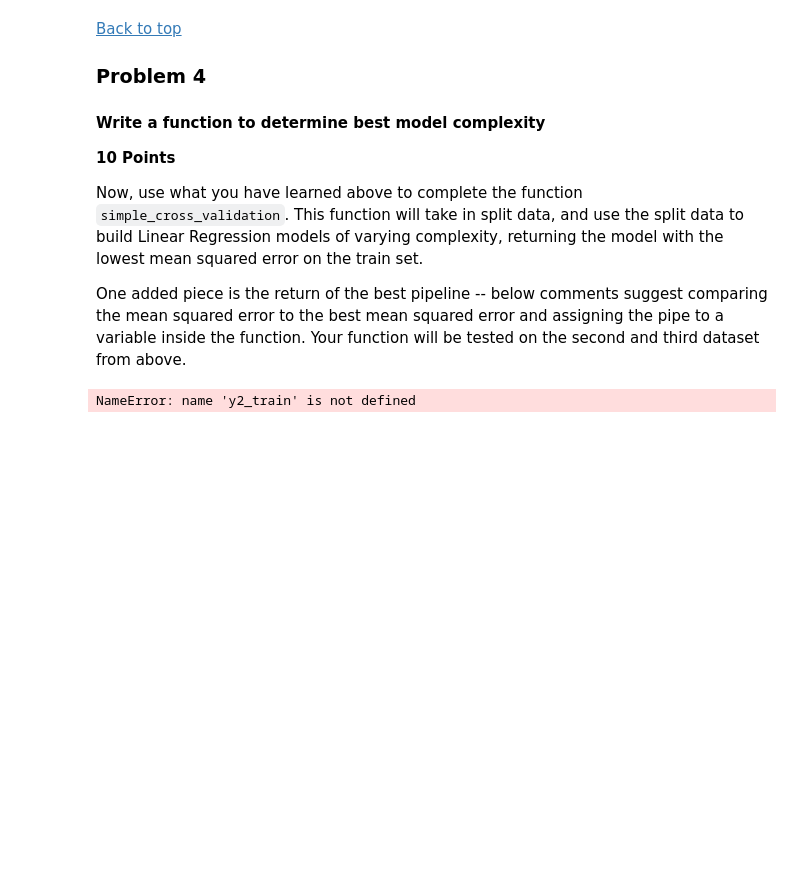
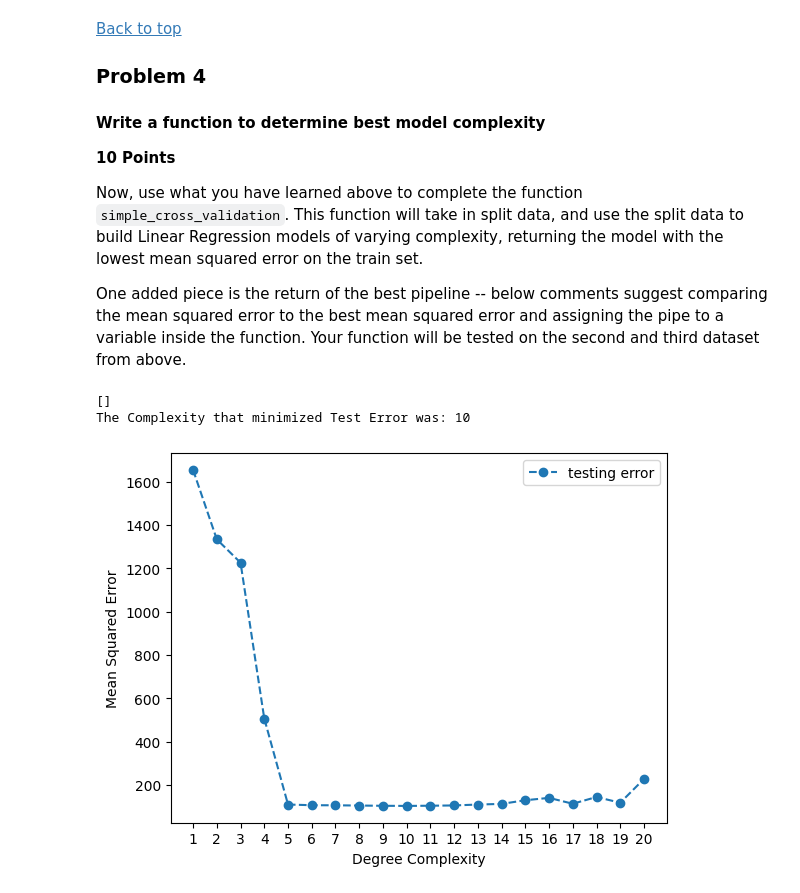
Before and after one commit to SenorMega/AI_ML-Jupyter-Notebooks, a Jupyter notebook: Module 8 - Feature Engineering and Overfitting/coding_activity_8.6 - Using Validation to Select the Best Combination of Parameters.ipynb, the cells around one changed output. Saved outputs shown, nothing was run; the diff lists cells and outputs as text; code cells hidden in the pictures; blank space fills up the shorter version.

```diff
--- a/Module 8 - Feature Engineering and Overfitting/coding_activity_8.6 - Using Validation to Select the Best Combination of Parameters.ipynb
+++ b/Module 8 - Feature Engineering and Overfitting/coding_activity_8.6 - Using Validation to Select the Best Combination of Parameters.ipynb
@@ -102,7 +102,9 @@ y2_train, y2_test = '', ''
 y3_train, y3_test = '', ''
 
 ### BEGIN SOLUTION
-y2_train, y2_test, y3_train, y3_test = train_test_split(df['y2'], df['y3'], random_state = 32, test_size=.3)
+y2_train, y2_test = train_test_split(df[['y2']], random_state = 32, test_size=.3)
+y3_train, y3_test = train_test_split(df['y3'], random_state = 32, test_size=.3)
+
 ### END SOLUTION
 
 # Answer check
@@ -231,42 +233,64 @@ One added piece is the return of the best pipeline -- below comments suggest com
 # %%
 ### GRADED
 
-def simple_cross_validation(X_train, y_train, X_test, y_test):
-    best_pipe = None #placeholder for best model
-    best_mse = np.inf #set best mse to infinity to begin
+#def simple_cross_validation(X_train, y_train, X_test, y_test):
+#    best_pipe = None #placeholder for best model
+#    best_mse = np.inf #set best mse to infinity to begin
     #for complexity 1 - 20:
 
         #create pipeline with PolynomialFeatures and LinearRegression
         #remember to set include_bias = False
 
         #fit pipeline on training data
 
         #mse of testing data
 
         #if mse is best -- set best_pipe = pipe
 
         #return best pipeline
+test_mses = []
 
 ### BEGIN SOLUTION
 def simple_cross_validation(X_train, y_train, X_test, y_test):
+
     best_pipe = None #placeholder for best model
     best_mse = np.inf #set best mse to infinity to begin
+
     for i in range(1, 21):
-        pipe = Pipeline([('pfeat', PolynomialFeatures(degree = i, include_bias=False)),
-                    ('linreg', LinearRegression())])
+        pipe = Pipeline([
+                    ('pfeat', PolynomialFeatures(degree = i, include_bias=False)),
+                    ('linreg', LinearRegression())
+                ])
+
         pipe.fit(X_train, y_train)
         test_preds = pipe.predict(X_test)
         test_mse = mean_squared_error(y_test, test_preds)
+        test_mses.append(test_mse)
+
         if test_mse < best_mse:
             best_mse = test_mse
             best_pipe = pipe
+
     return best_pipe
+
+print(test_mses)
+
 ### END SOLUTION
 
 best_model = simple_cross_validation(X_train, y2_train, X_test, y2_test)
 best_model.get_params() #should be degree = 10
+
+print(f'The Complexity that minimized Test Error was: {test_mses.index(min(test_mses)) + 1}')
+
+plt.plot(range(1, 21), test_mses, '--o', label = 'testing error')
+plt.xticks(range(1, 21), range(1, 21))
+plt.xlabel('Degree Complexity')
+plt.ylabel('Mean Squared Error')
+plt.legend();
 # %% [output]
-NameError: name 'y2_train' is not defined
+[]
+The Complexity that minimized Test Error was: 10
+[figure, added]
 # %%
 ### BEGIN HIDDEN TESTS
 # Answer computation
```
Also changed, not shown: parts of 1 cell of this notebook.
